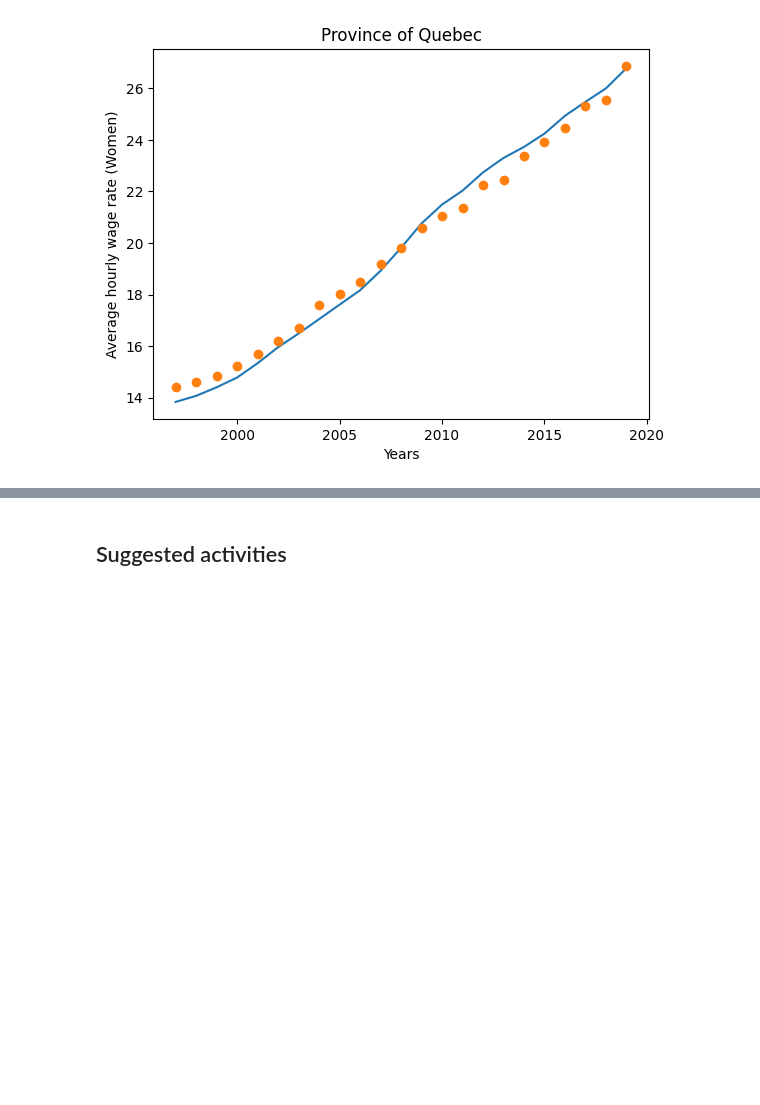
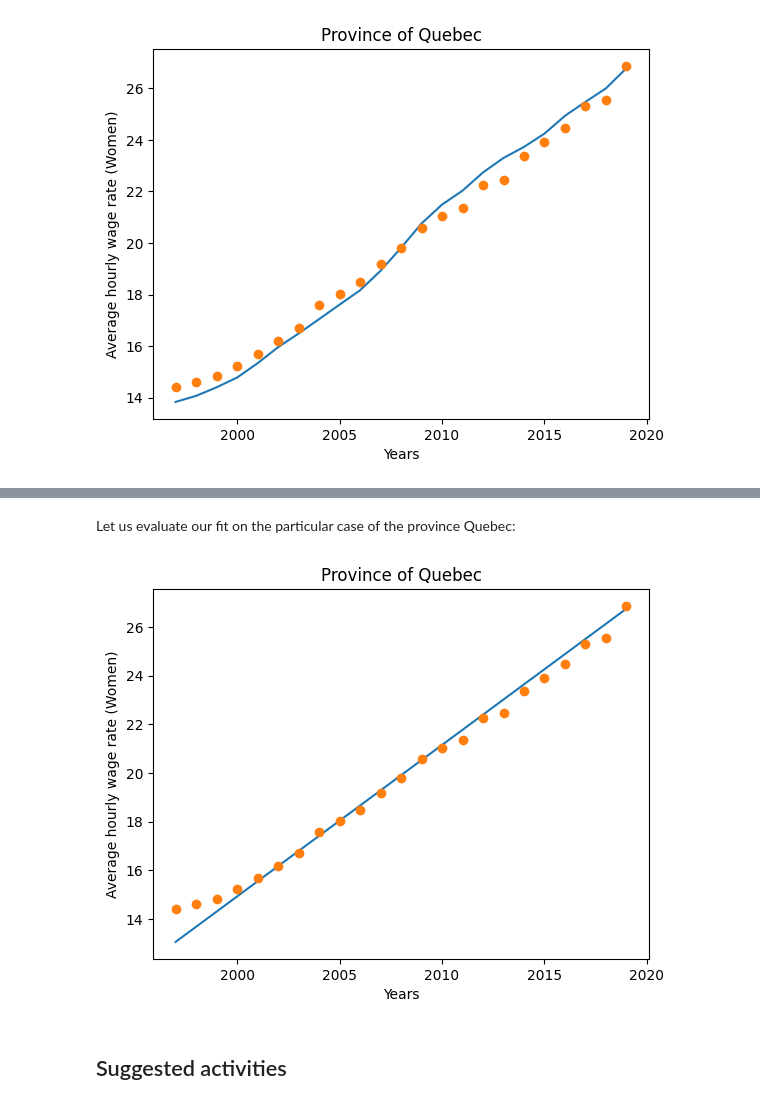
Before and after one commit to concordia-grad-computing-seminars/data-engineering, a Jupyter notebook: ML/linear_regression/categorical_data.ipynb, the cells around one changed output, grey strips where cells are left out. Drawn from its saved outputs; the diff is of its cells as text; code cells hidden in the pictures; blank space fills up the shorter version.

```diff
--- a/ML/linear_regression/categorical_data.ipynb
+++ b/ML/linear_regression/categorical_data.ipynb
@@ -306,0 +348,6 @@ plt.show()
+# %%
+numeric_transformer = Pipeline(
+    steps=[
+        ("copy", FunctionTransformer(lambda X : X))
+    ]
+)
@@ -306,0 +356,6 @@ plt.show()
+# %%
+categorical_transformer = Pipeline(
+    steps=[
+        ("encoder", OneHotEncoder())
+    ]
+)
@@ -306,0 +366,7 @@ plt.show()
+# %%
+preprocessor = ColumnTransformer(
+    transformers=[
+        ("num", numeric_transformer, [0]),
+        ("cat", categorical_transformer, [1])
+    ]
+)
@@ -306,0 +377,6 @@ plt.show()
+# %%
+mod = Pipeline(
+        steps=[("preprocessor", preprocessor), ("regression", LinearRegression())]
+    )
+
+mod.fit(X, y)
@@ -307,3 +394,14 @@ plt.show()
+# %% [markdown]
+Let us evaluate our fit on the particular case of the province Quebec:
+# %%
+plt.plot(df_QC['Year'], mod.predict(X_QC), '-')
+plt.plot(df_QC['Year'], y_QC, 'o')
+plt.title('Province of Quebec')
+plt.xlabel('Years')
+plt.ylabel('Average hourly wage rate (Women)')
+plt.show()
+# %% [output]
+[figure, added]
 # %% [markdown]
 ## Suggested activities
 # %% [markdown]
```
Also changed, not shown: parts of 17 cells of this notebook.
